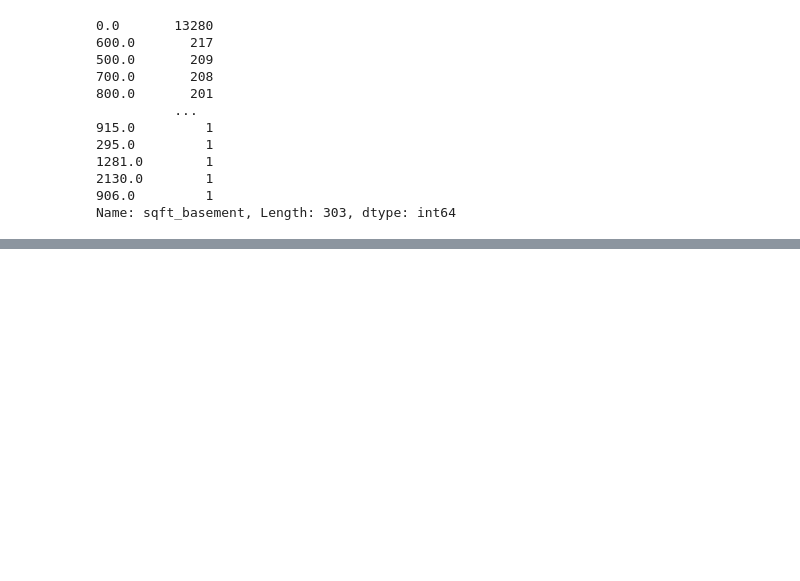
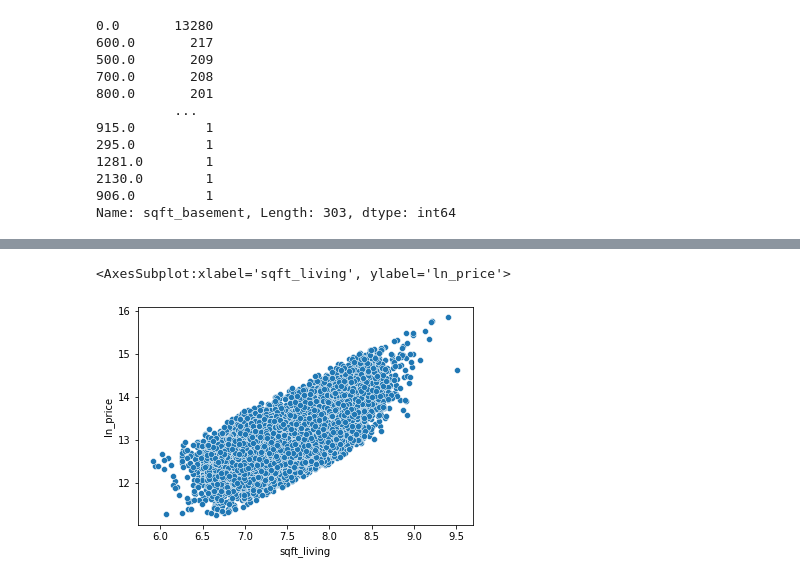
Before and after one commit to dermothethird/King_County_Housing_Project, a Jupyter notebook: Numeric cleaning .ipynb, the cells around one changed output, grey strips where cells are left out. Saved outputs shown, nothing was run; the diff lists cells and outputs as text; code cells hidden in the pictures; blank space fills up the shorter version.

```diff
--- a/Numeric cleaning .ipynb
+++ b/Numeric cleaning .ipynb
@@ -240,0 +434,7 @@ Name: sqft_basement, Length: 303, dtype: int64
+# %%
+#natural log transform sqft_living - attempt to address non-linearity
+inputs["sqft_living"] = np.log(inputs["sqft_living"])
+sns.scatterplot(y=target, x=inputs["sqft_living"])
+# %% [output]
+<AxesSubplot:xlabel='sqft_living', ylabel='ln_price'>
+[figure, added]
```
Also changed, not shown: parts of 44 cells of this notebook, 3 other files.
